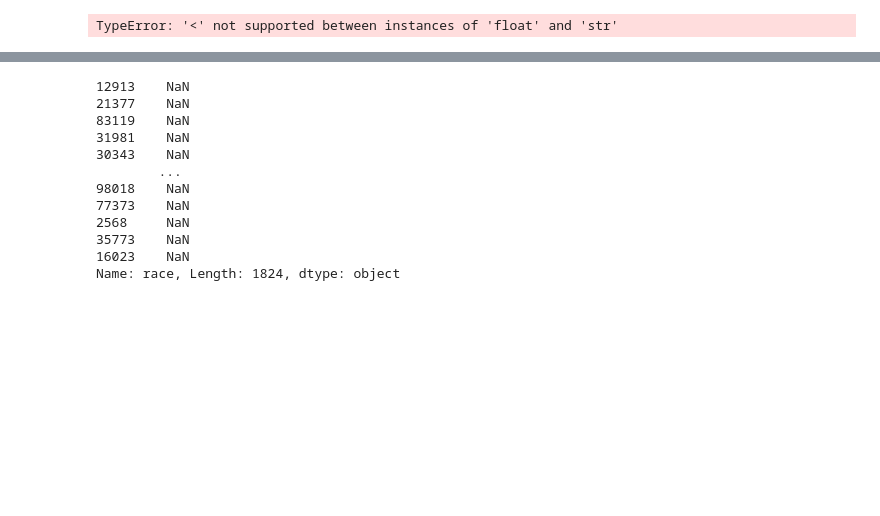
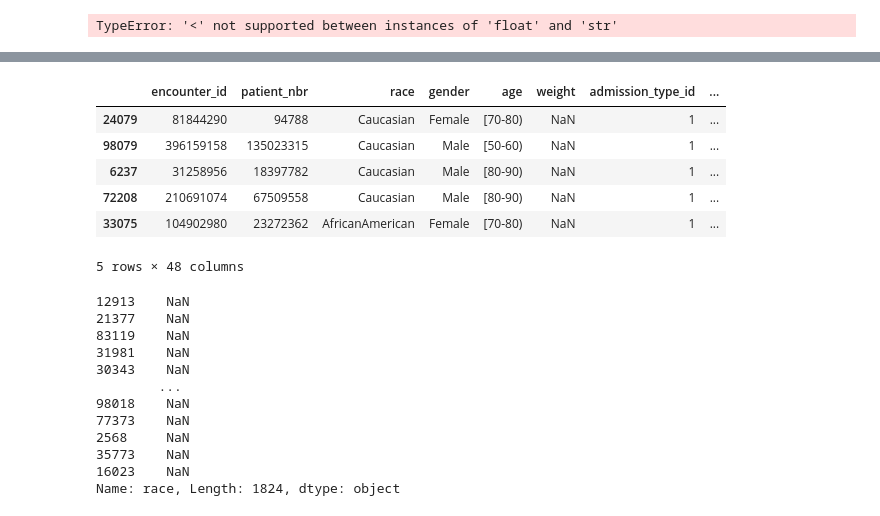
Before and after one commit to ryskgit/QTW_CaseStudy, a Jupyter notebook: Case Study 2/JD_draft.ipynb, the cells around one changed output, grey strips where cells are left out. Saved outputs shown, nothing was run; the diff lists cells and outputs as text; code cells hidden in the pictures; blank space fills up the shorter version.

```diff
--- a/Case Study 2/JD_draft.ipynb
+++ b/Case Study 2/JD_draft.ipynb
@@ -442,0 +362,3 @@ Index(['diag_3', 'number_diagnoses', 'gender', 'time_in_hospital'], dtype='objec
+# %%
+train_2.drop(columns = 'gender', inplace = True)
+train_2.head(5)
@@ -464,11 +447,11 @@ pipe = Pipeline(steps=[("scale", StandardScaler()),
 # %%
-train_2 = train.copy()
+#train_2 = train.copy()
 train_2.dropna(subset = 'race')
-results = cross_validate(estimator=pipe,
+results = cross_validate(LogisticRegression(multi_class='multinomial', solver = 'newton-cg'),
                 X=train_2.drop(columns="race"),
                 y=train_2["race"],
                 cv=5,
-                         return_estimator=True,
+                return_estimator=True,
                 scoring="accuracy")
 # %% [output]
 TypeError: '<' not supported between instances of 'float' and 'str'
@@ -475,3 +478,13 @@ TypeError: '<' not supported between instances of 'float' and 'str'
+# %%
+train_2.head(5)
+# %% [output]
+|  | encounter_id | patient_nbr | race | gender | age | weight | admission_type_id | ... |
+| 24079 | 81844290 | 94788 | Caucasian | Female | [70-80) | NaN | 1 | ... |
+| 98079 | 396159158 | 135023315 | Caucasian | Male | [50-60) | NaN | 1 | ... |
+| 6237 | 31258956 | 18397782 | Caucasian | Male | [80-90) | NaN | 1 | ... |
+| 72208 | 210691074 | 67509558 | Caucasian | Male | [80-90) | NaN | 1 | ... |
+| 33075 | 104902980 | 23272362 | AfricanAmerican | Female | [70-80) | NaN | 1 | ... |
+5 rows × 48 columns
 # %%
 train.loc[train['race'].isna(), 'race']
 # %% [output]
```
Also changed, not shown: parts of 36 cells of this notebook.
